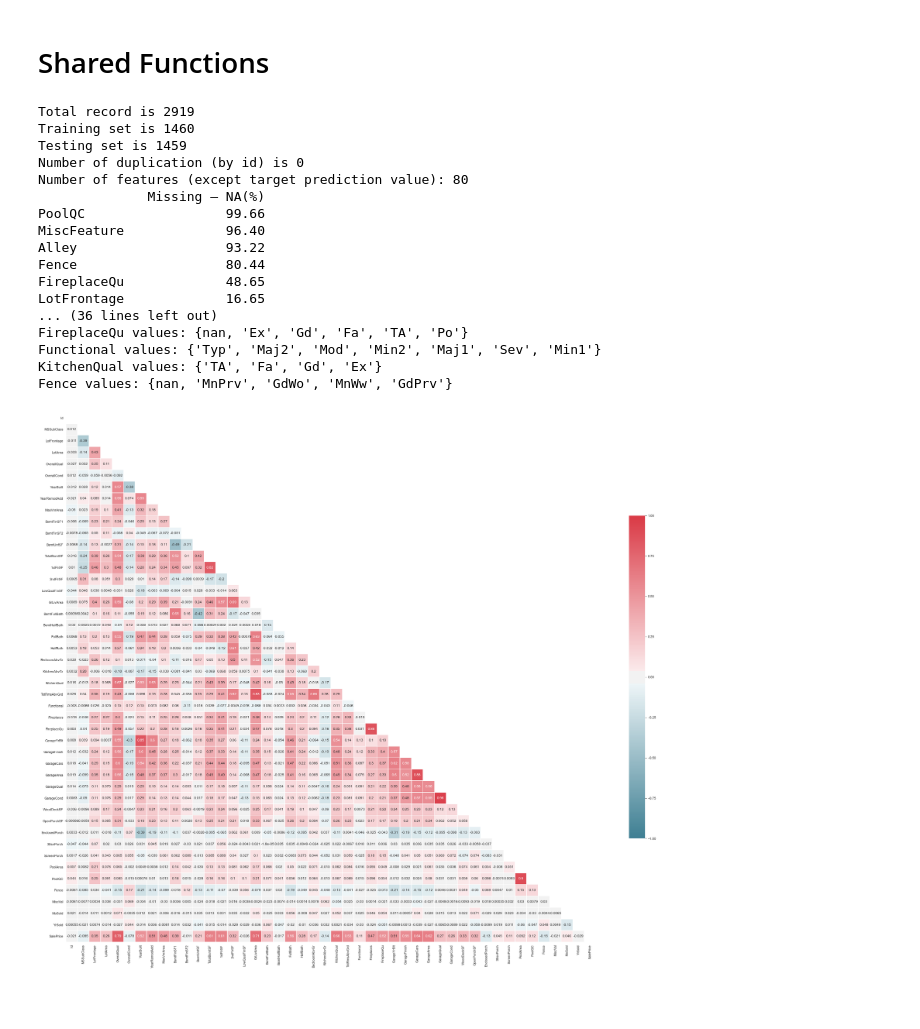
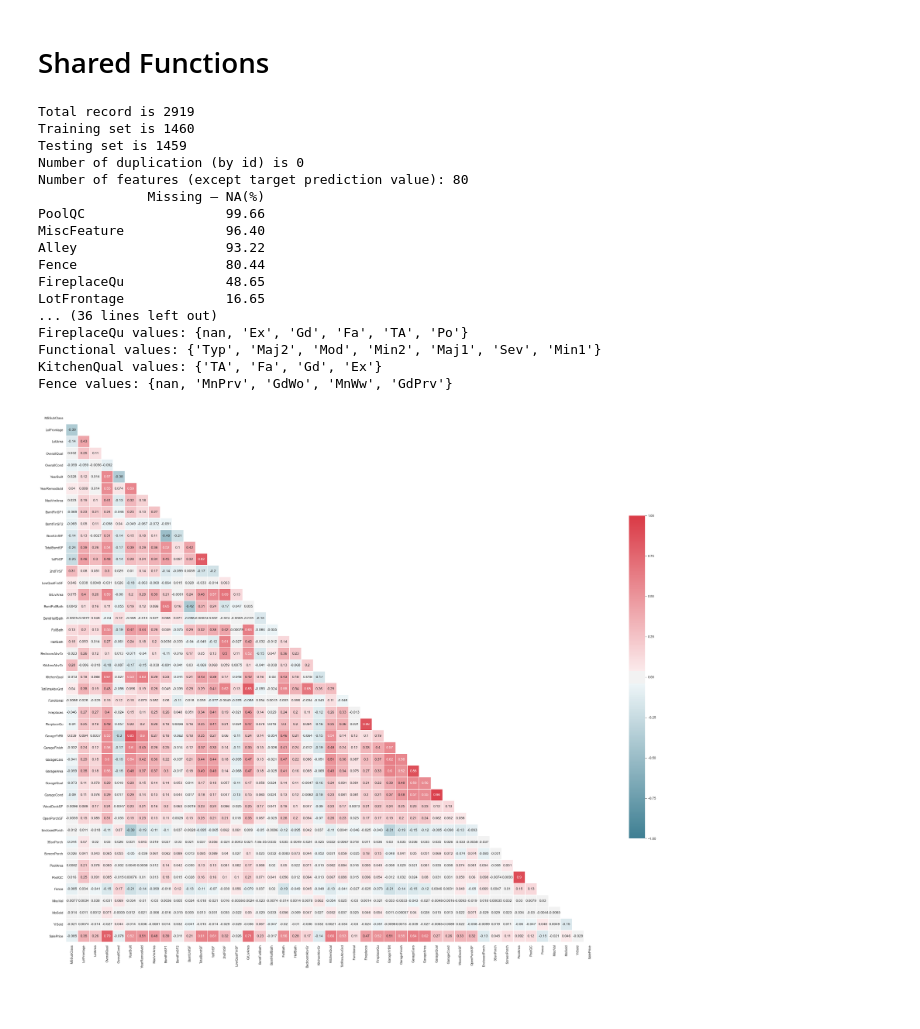
Before and after one commit to ckdanny/kaggle-competition, a Jupyter notebook: house-price-prediction/feature-engineering.ipynb, the cells around one changed output. Saved outputs shown, nothing was run; the diff lists cells and outputs as text; code cells hidden in the pictures.

```diff
--- a/house-price-prediction/feature-engineering.ipynb
+++ b/house-price-prediction/feature-engineering.ipynb
@@ -288,34 +288,36 @@ all_data.KitchenAbvGr
 # Since the NA is no pool -> convert to ordinary
 all_data.Fence = convert_to_ordinary(all_data, [np.NaN, 'MnWw', 'GdWo','MnPrv','GdPrv'], 'Fence')
 # plot('Fence')
 
 # Electrical ->1 NA, fill by Mode
 len(all_data.Electrical[all_data.Electrical.isnull()])
 all_data['Electrical'] = fillna_by_mode(all_data, field='Electrical')
 # plot('Electrical')
 
 # all_data.Fence[all_data.Fence.isnull()]
 
+train_data_set = all_data[0:1459].copy()
+train_data_set = train_data_set.drop(['Id'], axis=1)
 
-plot_heap_map_corr(all_data[0:1459])
+plot_heap_map_corr(train_data_set)
 # %% [output]
 Total record is 2919
 Training set is 1460
 Testing set is 1459
 Number of duplication (by id) is 0
 Number of features (except target prediction value): 80
               Missing – NA(%)
 PoolQC                  99.66
 MiscFeature             96.40
 Alley                   93.22
 Fence                   80.44
 FireplaceQu             48.65
 LotFrontage             16.65
 ... (36 lines left out)
 FireplaceQu values: {nan, 'Ex', 'Gd', 'Fa', 'TA', 'Po'}
 Functional values: {'Typ', 'Maj2', 'Mod', 'Min2', 'Maj1', 'Sev', 'Min1'}
 KitchenQual values: {'TA', 'Fa', 'Gd', 'Ex'}
 Fence values: {nan, 'MnPrv', 'GdWo', 'MnWw', 'GdPrv'}
-[figure, old version]
+[figure, new version]
 # %% [markdown]
 #
```
Also changed, not shown: 1 other file.
